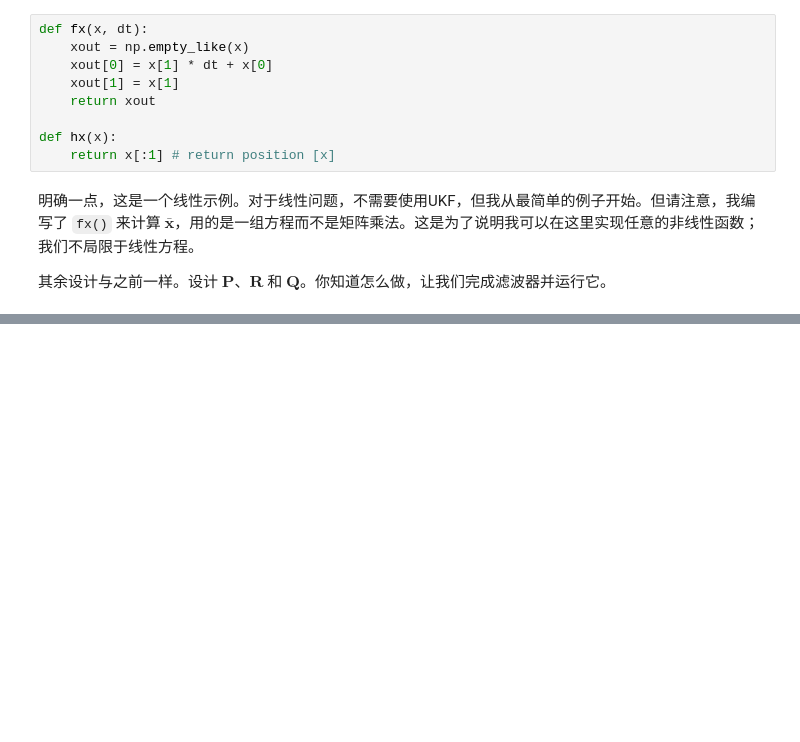
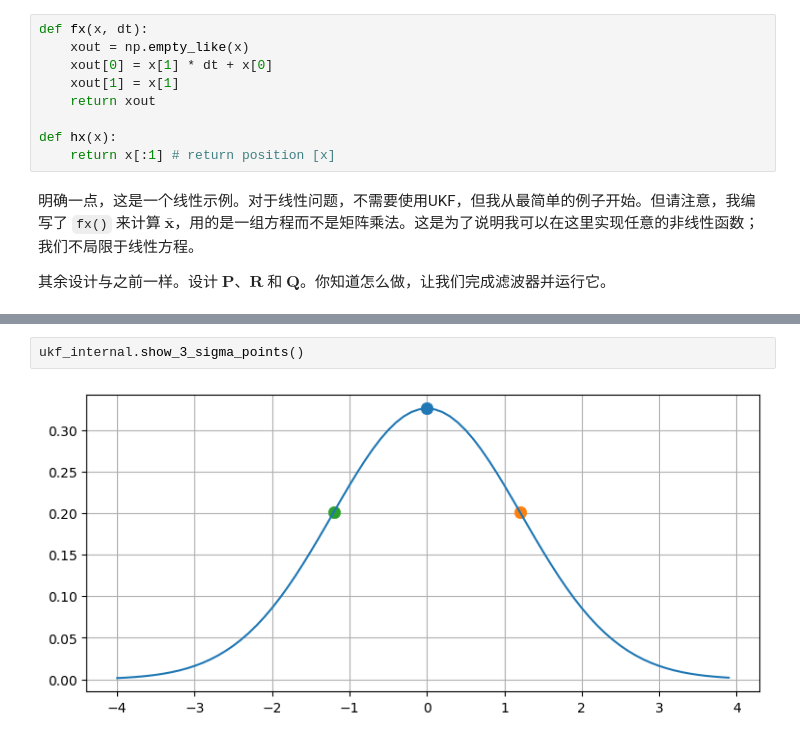
Before and after one commit to logan8866/Kalman-Filter-Programming, a Jupyter notebook: 10 无迹卡尔曼滤波器.ipynb, the cells around one changed output, grey strips where cells are left out. Saved outputs shown, nothing was run; the diff lists cells and outputs as text; blank space fills up the shorter version.

```diff
--- a/10 无迹卡尔曼滤波器.ipynb
+++ b/10 无迹卡尔曼滤波器.ipynb
@@ -153,0 +170,4 @@ plt.plot(zs, marker='x', ls='');
+# %%
+ukf_internal.show_3_sigma_points()
+# %% [output]
+[figure, added]
```
Also changed, not shown: parts of 127 cells of this notebook, 1 other file.
